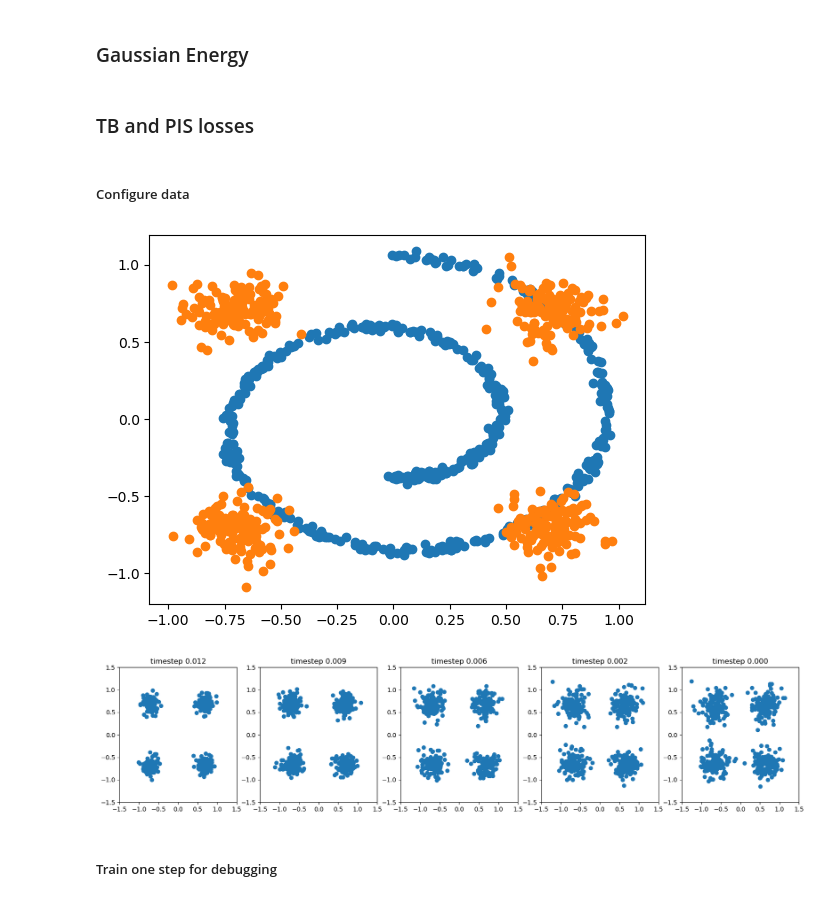
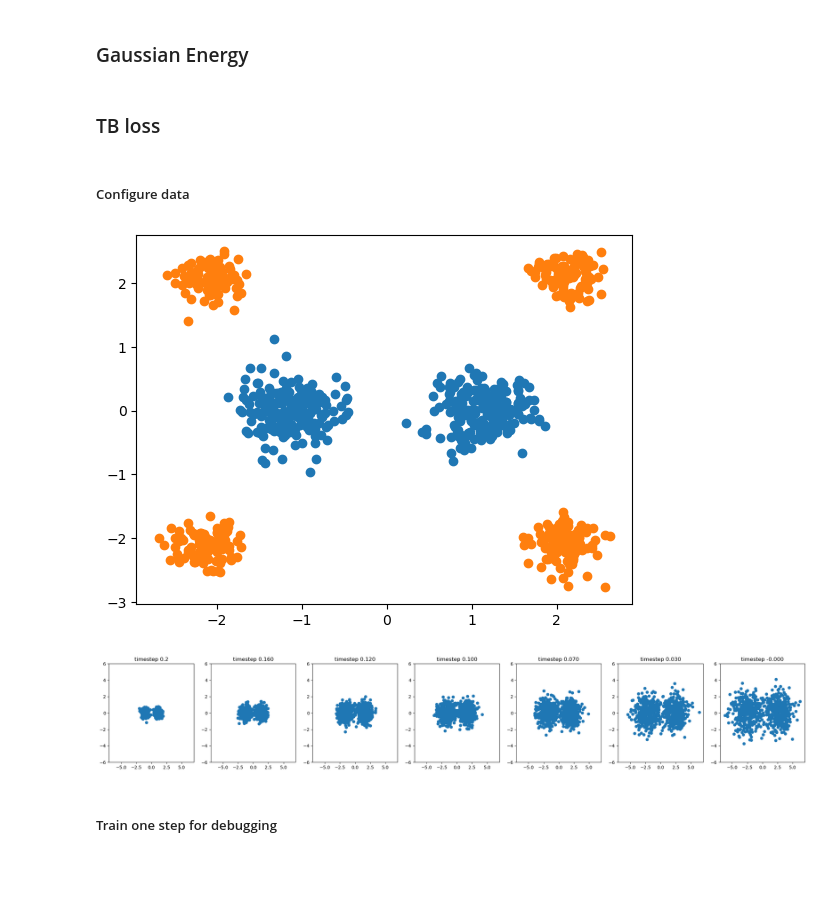
Before and after one commit to mmacosha/d2e-stochastic-dynamics, a Jupyter notebook: notebook.ipynb, the cells around one changed output. Drawn from its saved outputs; the diff is of its cells as text; code cells hidden in the pictures; blank space fills up the shorter version.

```diff
--- a/notebook.ipynb
+++ b/notebook.ipynb
@@ -265,7 +260,7 @@ n_steps = 20
 
 
 def ref_process(x, t):
-    return ModelOutput(drift= - alpha * x)
+    return ModelOutput(drift=alpha * x)
 
 
 def get_mean_log_var(model, x, t, dt):
@@ -378,0 +374,5 @@ def compute_bwd_tlm_loss(fwd_model, bwd_model, x_0, dt, t_max, n_steps, backward
+# %%
+def ref_process(x, t):
+    return ModelOutput(
+        drift=gmm.grad(x)
+        )
@@ -612,40 +658,44 @@ def draw_level_lines(func, samples=None):
     plt.ylabel('Y-axis')
     plt.show()
 # %% [markdown]
-### TB and PIS losses
+### TB loss
 # %% [markdown]
 ##### Configure data
 # %%
-# means0 = torch.tensor([[-0.3, 0], [0.3, 0]])
-# sigmas0 = torch.ones(1, 2) * 0.1
+means1 = torch.tensor([[-1.6, 0], [1.6, 0]]).float() * 0.7
+sigmas1 = torch.ones_like(means1) * 0.3
 
-means1 = rotate_mean(
-    torch.tensor([[-1, 1],[-1, -1],[1, 1],[1, -1]]).float() * 0.7,
-    torch.pi
-)
-sigmas1 = torch.ones_like(means1) * 0.1
+means2 = torch.tensor([[-3, 3],[3, 3],[-3, -3], [3, -3]]).float() * 0.7
+sigmas2 = torch.ones_like(means2) * 0.2
 
-# log_p_0 = GaussMix(means0, sigmas0)
-log_p_1 = GaussMix(means1, sigmas1)
+log_p_1 = GaussMix(means2, sigmas2)
 
 sampler = DatasetSampler(
-    p_0='swiss_roll', p_0_args=[None, 0.2],
-    p_1='mix_of_gaussians', p_1_args=[means1, sigmas1],
+    # p_0='s_curve', p_0_args=[None, 0.05],
+    # p_0='swiss_roll', p_0_args=[None, 0.2],
+    p_0='mix_of_gaussians', p_0_args=[means1, sigmas1],
+    p_1='mix_of_gaussians', p_1_args=[means2, sigmas2],
 )
 
-x_0, x_1 = sampler.sample(512)
+x_0, x_1 = sampler.sample(128 * 3)
 
 scatter(x_0)
 scatter(x_1)
 # %% [output]
-[figure, old version]
+[figure, new version]
 # %%
-_, x_1 = sampler.sample(512)
-trajectory, timesteps = sample_trajectory(ref_process, x_1, 'backward', gamma,
+alpha = 4.46
+gamma = 0.01
+t_max = 0.2
+n_steps = 20
+
+x_0, _ = sampler.sample(256 * 3)
+trajectory, timesteps = sample_trajectory(ref_process, x_0, 'backward', gamma,
                                           n_steps, t_max, return_timesteps=True)
 
-_ = plot_trajectory(trajectory, timesteps, indices=[0, 5, 10, -5, -1])
+_ = plot_trajectory(trajectory, timesteps, indices=[0, 4, 8, 10, -8, -4, -1],
+                    xlim=(-7, 7), ylim=(-6, 6))
 # %% [output]
-[figure, old version]
+[figure, new version]
 # %% [markdown]
 ##### Train one step for debugging
```
Also changed, not shown: parts of 29 cells of this notebook.
